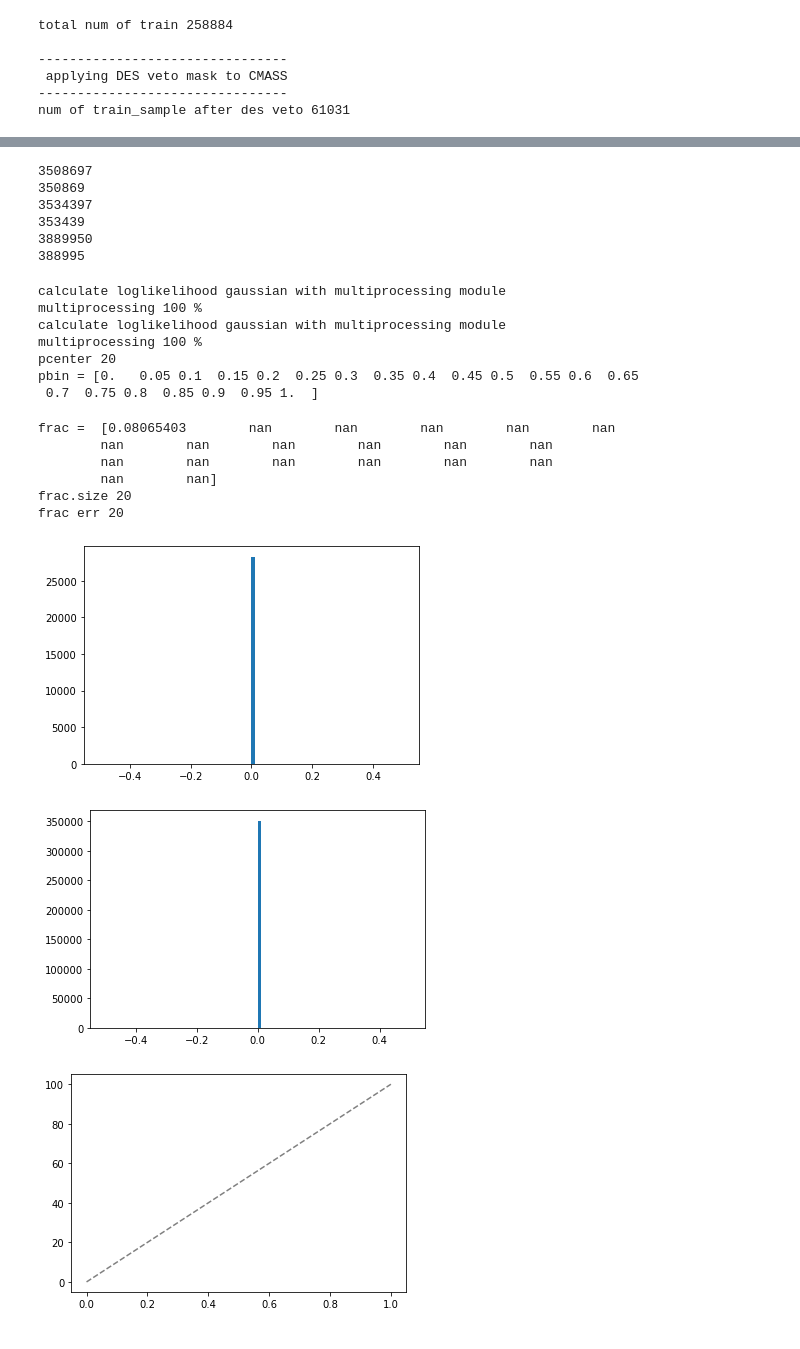
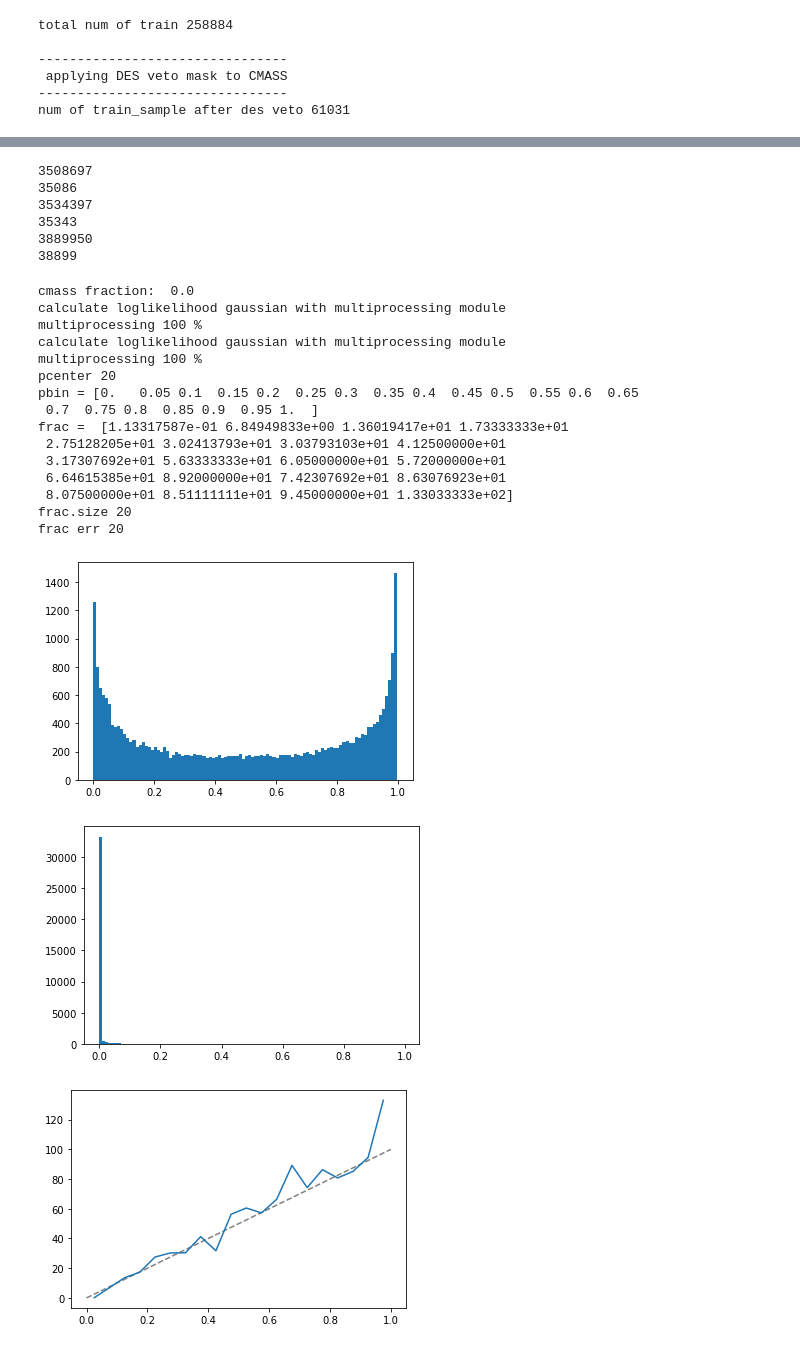
Before and after one commit to sujeong-lee/DMASS, a Jupyter notebook: code_py3/Cookie.ipynb, the cells around one changed output, grey strips where cells are left out. Saved outputs shown, nothing was run; the diff lists cells and outputs as text; code cells hidden in the pictures.

Commit message:
Figure 3 bug fixed

```diff
--- a/code_py3/Cookie.ipynb
+++ b/code_py3/Cookie.ipynb
@@ -156,0 +132,29 @@ print(clf_nodmass)
+# %%
+#check pickle file:
+import pickle
+f = open('../output/test/fitting/gauss_cmass_testy3.pkl', 'rb')
+dmass_pickle = pickle.load(f, encoding="bytes")
+g = open('../output/test/fitting/gauss_no_testy3.pkl', 'rb')
+dmass_nopickle = pickle.load(g, encoding="bytes")
+
+#Running pickle
+
+import pickle
+
+# Su's pickle file: changing from 'b'
+outdir = '../output/test/fitting/'
+dmass_pickle = outdir+'gauss_cmass_testy3.pkl'  # cmass
+dmass_no_pickle = outdir+'gauss_no_testy3.pkl' # noncmass
+#clf_cmass_su = XD_fitting_X( None, None, pickleFileName = cmass_su_pickle)
+
+f = open(dmass_pickle, 'rb')
+g = open(dmass_no_pickle, 'rb')
+
+clf_dmass = pickle.load(f, encoding="latin1")
+clf_dmass = clf_dmass['retval']
+clf_nodmass = pickle.load(g, encoding="latin1")
+clf_nodmass = clf_nodmass['retval']
+X_sample_dmass = clf_dmass.sample(200000)        # non-cmass model
+X_sample_nodmass = clf_nodmass.sample(200000)
+print(clf_dmass)
+print(clf_nodmass)
@@ -229,35 +236,36 @@ clean_cmass_data_des_v3, nocmass_v3 = gold_st82_v3[cmass_mask3], gold_st82_v3[~c
 cmass_train = clean_cmass_data_des_train
 #cmass_val1 = clean_cmass_data_des[~mask_half]
 # %%
-#takes 10 percent of validation samples:
+#takes 1 percent of validation samples:
 print(gold_st82_v1.size)
-gold_v1_random_ind = np.random.choice(np.arange(gold_st82_v1.size), size = int(gold_st82_v1.size/10))
+gold_v1_random_ind = np.random.choice(np.arange(gold_st82_v1.size), size = int(gold_st82_v1.size/100))
 gold_v1_random = gold_st82_v1[gold_v1_random_ind]
 print(gold_v1_random.size)
 
 print(gold_st82_v2.size)
-gold_v2_random_ind = np.random.choice(np.arange(gold_st82_v2.size), size = int(gold_st82_v2.size/10))
+gold_v2_random_ind = np.random.choice(np.arange(gold_st82_v2.size), size = int(gold_st82_v2.size/100))
 gold_v2_random = gold_st82_v2[gold_v2_random_ind]
 print(gold_v2_random.size)
 
 print(gold_st82_v3.size)
-gold_v3_random_ind = np.random.choice(np.arange(gold_st82_v3.size), size = int(gold_st82_v3.size/10))
+gold_v3_random_ind = np.random.choice(np.arange(gold_st82_v3.size), size = int(gold_st82_v3.size/100))
 gold_v3_random = gold_st82_v3[gold_v3_random_ind]
 print(gold_v3_random.size)
 # %% [output]
 3508697
-350869
+35086
 3534397
-353439
+35343
 3889950
-388995
+38899
 # %%
 %matplotlib inline
 import matplotlib.pyplot as plt
 
+print('cmass fraction: ', cmass_fraction)
 #(Validation 1) Figure 3
 clean_dmass_prob1 = assignCMASSProb(clean_cmass_data_des_v1, clf_dmass, clf_nodmass,
-                     cmass_fraction =cmass_fraction
+                     cmass_fraction =0.007604481166144398
 ,
                      mag=mag, err=err, filter=filter )
 #dmass_st82 = io.SearchAndCallFits(path = rootdir, keyword='gold_st82_prob.fits')
@@ -267,7 +275,7 @@ dmass_st82_real1 = clean_dmass_prob1 # actual CMASS galaxies in val set
 
 # all calculated DMASS for validation sets:
 dmass_st82_val1 = assignCMASSProb(gold_v1_random, clf_dmass, clf_nodmass,
-                     cmass_fraction = cmass_fraction
+                     cmass_fraction = 0.007604481166144398
 ,
                      mag=mag, err=err, filter=filter )
 
@@ -276,42 +284,44 @@ pcenter = pbin[:-1] + 0.025
 print('pcenter',pcenter.size)
 N, _ = np.histogram(dmass_st82_real1['CMASS_PROB'], bins=pbin) # -- true cmass
 print('pbin =', pbin)
 M, _ = np.histogram(dmass_st82_val1['CMASS_PROB'], bins=pbin) # -- dmass
 
 fig, ax = plt.subplots()
 ax.hist( dmass_st82_real1['CMASS_PROB'], bins= 100)
 fig, ax = plt.subplots()
 ax.hist( dmass_st82_val1['CMASS_PROB'], bins= 100)
 
 #pbin, frac, fracerr = np.genfromtxt('../paper_figure/model_probability.txt', unpack=True)
 
 frac = N/M
 print('frac = ', frac)
 print('frac.size', frac.size)
 fracerr = 1/np.sqrt(N) #1 / sqrt(number of true cmass galaxies in each bin)
 print('frac err', fracerr.size)
 fig, ax = plt.subplots()
 ax.errorbar( pcenter, frac, yerr=fracerr)
 ax.plot([0,1], [0,100], ls='--', color='grey')
 
 fig.savefig('test_histo.pdf')
 # %% [output]
+cmass fraction:  0.0
 calculate loglikelihood gaussian with multiprocessing module
 multiprocessing 100 %
 calculate loglikelihood gaussian with multiprocessing module
 multiprocessing 100 %
 pcenter 20
 pbin = [0.   0.05 0.1  0.15 0.2  0.25 0.3  0.35 0.4  0.45 0.5  0.55 0.6  0.65
  0.7  0.75 0.8  0.85 0.9  0.95 1.  ]
+frac =  [1.13317587e-01 6.84949833e+00 1.36019417e+01 1.73333333e+01
+ 2.75128205e+01 3.02413793e+01 3.03793103e+01 4.12500000e+01
+ 3.17307692e+01 5.63333333e+01 6.05000000e+01 5.72000000e+01
+ 6.64615385e+01 8.92000000e+01 7.42307692e+01 8.63076923e+01
+ 8.07500000e+01 8.51111111e+01 9.45000000e+01 1.33033333e+02]
+frac.size 20
+frac err 20
-frac =  [0.08065403        nan        nan        nan        nan        nan
-        nan        nan        nan        nan        nan        nan
-        nan        nan        nan        nan        nan        nan
-        nan        nan]
-frac.size 20
-frac err 20
-[figure, old version]
+[figure, new version]
-[figure, old version]
+[figure, new version]
-[figure, old version]
+[figure, new version]
 # %%
 #(Validation 2) Figure 3
 
```
Also changed, not shown: parts of 4 cells of this notebook, 4 other files.
